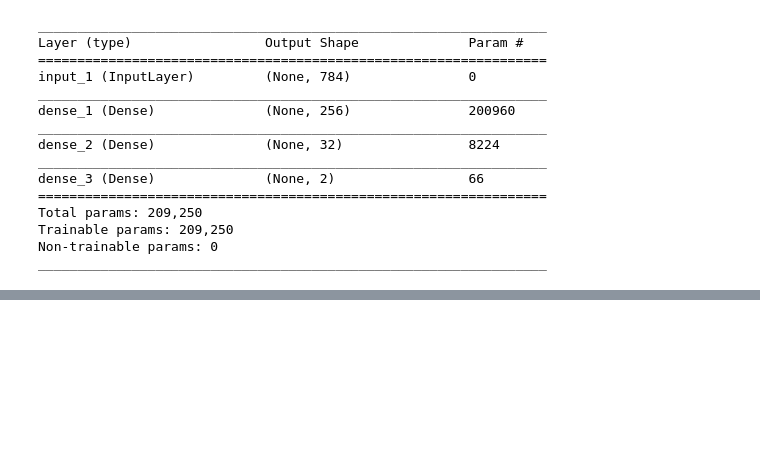
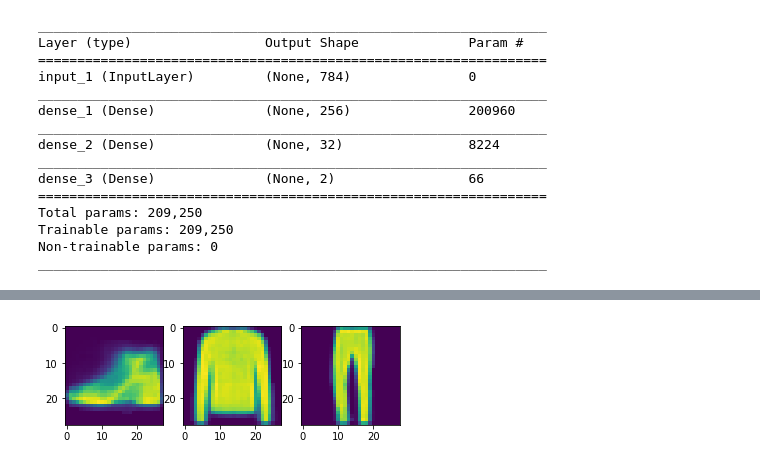
Before and after one commit to elijahc/vae, a Jupyter notebook: notebooks/01-vae-mnist.ipynb, the cells around one changed output, grey strips where cells are left out. Cells and saved outputs as stored; diff of their text form; code cells hidden in the pictures; blank space fills up the shorter version.

```diff
--- a/notebooks/01-vae-mnist.ipynb
+++ b/notebooks/01-vae-mnist.ipynb
@@ -194,0 +258,3 @@ for i,ax in enumerate(axs):
+# %%
+x_g = generator.predict(x_test_encoded[:3])
+y_test_im = x_g.reshape(3,28,28)
@@ -194,0 +269,6 @@ for i,ax in enumerate(axs):
+# %%
+fig,axs = plt.subplots(1,3)
+for im,ax in zip(y_test_im,axs):
+    ax.imshow(im)
+# %% [output]
+[figure, added]
```
Also changed, not shown: parts of 23 cells of this notebook, 17 other files.
